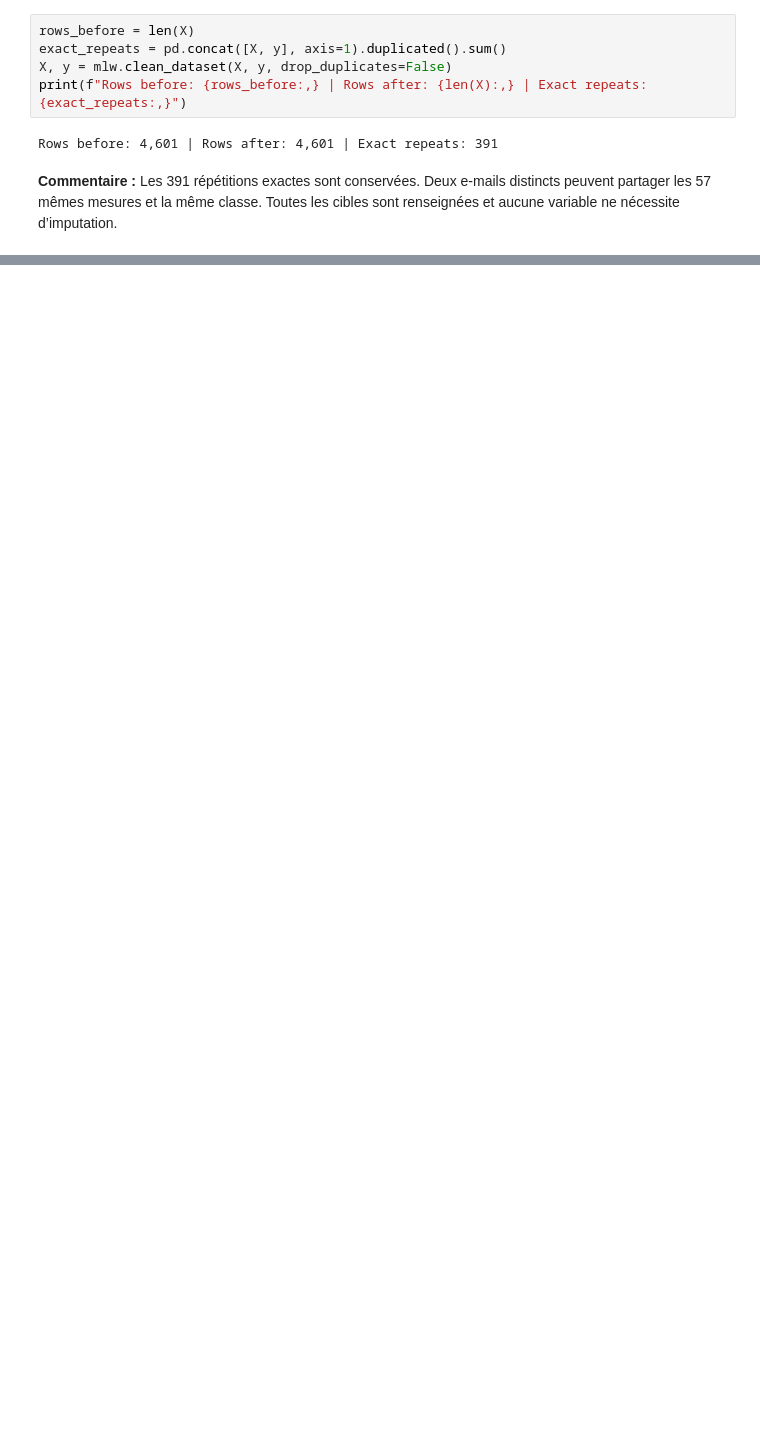
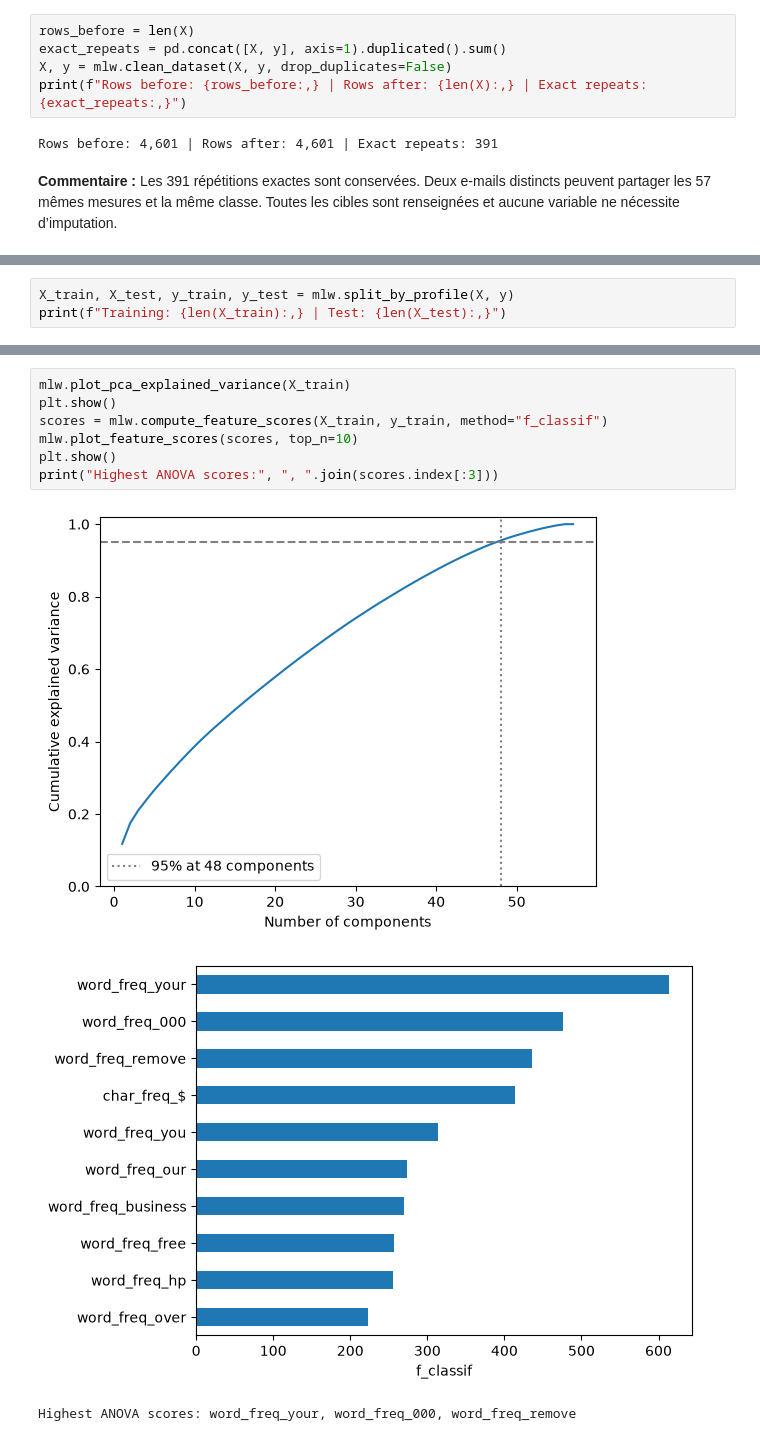
Before and after one commit to AmroBenramdane/Projet_ML, a Jupyter notebook: spam.ipynb, the cells around one changed output, grey strips where cells are left out. Saved outputs shown, nothing was run; the diff lists cells and outputs as text; blank space fills up the shorter version.

Commit message:
Compléter et évaluer le workflow commun de classification sur les deux corpus

```diff
--- a/spam.ipynb
+++ b/spam.ipynb
@@ -242,0 +71,3 @@ _TODO: add anything specific to this notebook._
+# %%
+X_train, X_test, y_train, y_test = mlw.split_by_profile(X, y)
+print(f"Training: {len(X_train):,} | Test: {len(X_test):,}")
@@ -242,0 +80,11 @@ _TODO: add anything specific to this notebook._
+# %%
+mlw.plot_pca_explained_variance(X_train)
+plt.show()
+scores = mlw.compute_feature_scores(X_train, y_train, method="f_classif")
+mlw.plot_feature_scores(scores, top_n=10)
+plt.show()
+print("Highest ANOVA scores:", ", ".join(scores.index[:3]))
+# %% [output]
+[figure, added]
+[figure, added]
+Highest ANOVA scores: word_freq_your, word_freq_000, word_freq_remove
```
Also changed, not shown: parts of 59 cells of this notebook, 6 other files.
